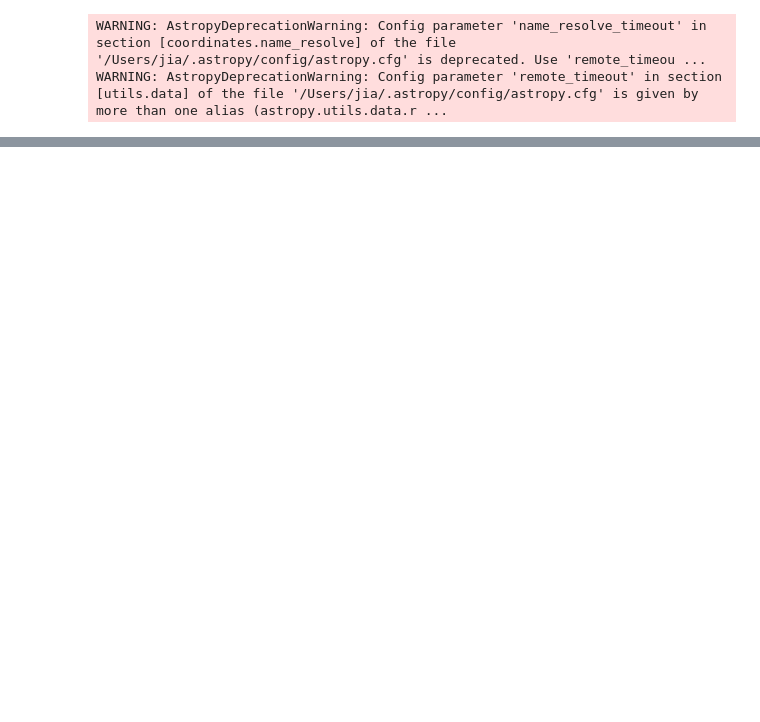
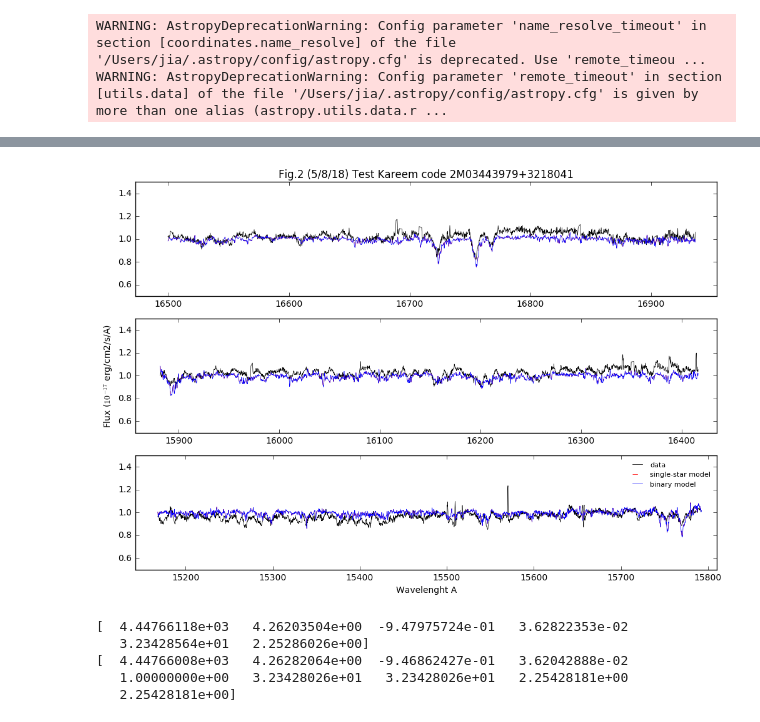
Before and after one commit to liuxx479/MW-BHs, a Jupyter notebook: plot-specs.ipynb, the cells around one changed output, grey strips where cells are left out. Saved outputs shown, nothing was run; the diff lists cells and outputs as text; code cells hidden in the pictures; blank space fills up the shorter version.

Commit message:
try kareem code

```diff
--- a/plot-specs.ipynb
+++ b/plot-specs.ipynb
@@ -43,0 +79,38 @@ specs_visit/2M03470474+2522502/apVisit-r8-5534-55847-260.fits
+# %%
+# fit single-star model
+popt_single, pcov, single_spec = fitting.fit_normalized_spectrum_single_star_model(norm_spec = data_spec,
+        spec_err = specerr, NN_coeffs_norm = NN_coeffs_norm, NN_coeffs_flux = NN_coeffs_flux,
+        p0 = None, num_p0 = 1)
+
+# fit binary model.
+# use the best-fit single-star model ("popt_single") as a starting guess.
+popt_binary, pcov, bin_spec = fitting.fit_normalized_spectrum_binary_model(norm_spec = data_spec,
+        spec_err = specerr, NN_coeffs_norm = NN_coeffs_norm, NN_coeffs_flux = NN_coeffs_flux,
+        NN_coeffs_R = NN_coeffs_R, NN_coeffs_Teff2_logg2 = NN_coeffs_Teff2_logg2,
+        p0_single = popt_single, num_p0 = 10)
+# %%
+f, axes=subplots(3,1,figsize=(12,8))
+for i in range(len(ilambda)):
+    m = (wavelength < amax(ilambda[i])) & (wavelength > amin(ilambda[i]))
+    axes[i].plot(wavelength[m], data_spec[m], lw=0.5, color='k',label = 'data')
+    axes[i].plot(wavelength[m], single_spec[m], 'r--', lw=0.5, label = 'single-star model')
+    axes[i].plot(wavelength[m], bin_spec[m], 'b', lw=0.5, label = 'binary model')
+    axes[i].set_xlim(amin(ilambda[i]), amax(ilambda[i]))
+    axes[i].set_ylim(0.5, 1.5)
+#axes[-1].set_xlim(15300,15400)
+legend(loc = 'best', frameon = False, fontsize= 8)
+axes[1].set_ylabel('Flux ($10^{-17}$ erg/cm2/s/A)')
+axes[-1].set_xlabel('Wavelenght A')
+axes[0].set_title('Fig.2 (5/8/18) Test Kareem code '+apoid_candidates[j])
+show()
+# %% [output]
+[figure, added]
+# %%
+print popt_single
+print popt_binary
+# %% [output]
+[  4.44766118e+03   4.26203504e+00  -9.47975724e-01   3.62822353e-02
+   3.23428564e+01   2.25286026e+00]
+[  4.44766008e+03   4.26282064e+00  -9.46862427e-01   3.62042888e-02
+   1.00000000e+00   3.23428026e+01   3.23428026e+01   2.25428181e+00
+   2.25428181e+00]
```
Also changed, not shown: parts of 5 cells of this notebook.
